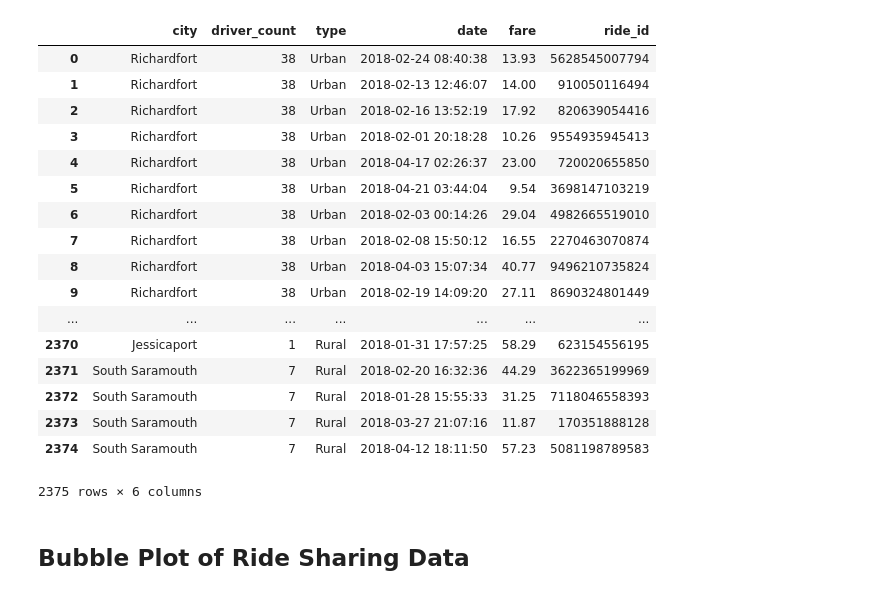
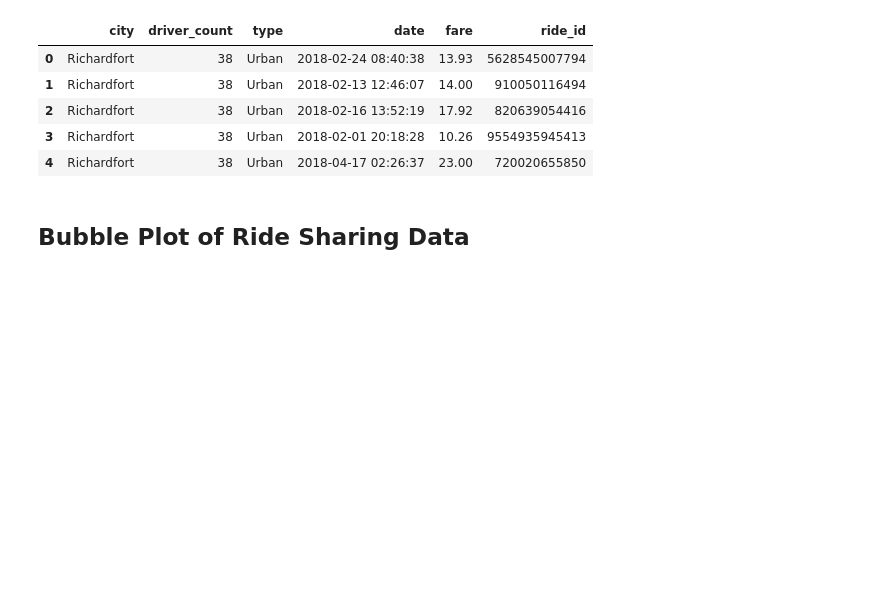
Before and after one commit to CarolineDelva/Matplotlib-Homework, a Jupyter notebook: 05-Matplotlib/Instructions/Pyber/pyber_starter_homework_1.ipynb, the cells around one changed output. Cells and saved outputs as stored; diff of their text form; code cells hidden in the pictures; blank space fills up the shorter version.

```diff
--- a/05-Matplotlib/Instructions/Pyber/pyber_starter_homework_1.ipynb
+++ b/05-Matplotlib/Instructions/Pyber/pyber_starter_homework_1.ipynb
@@ -16,27 +16,15 @@ ride_data_df = pd.read_csv(ride_data_to_load)
 # %%
 # Combine the data into a single dataset
 merge_table = pd.merge(city_data_df, ride_data_df, how ='left', on="city")
 
 # Display the data table for preview
-merge_table
+merge_table.head()
 # %% [output]
 |  | city | driver_count | type | date | fare | ride_id |
 | 0 | Richardfort | 38 | Urban | 2018-02-24 08:40:38 | 13.93 | 5628545007794 |
 | 1 | Richardfort | 38 | Urban | 2018-02-13 12:46:07 | 14.00 | 910050116494 |
 | 2 | Richardfort | 38 | Urban | 2018-02-16 13:52:19 | 17.92 | 820639054416 |
 | 3 | Richardfort | 38 | Urban | 2018-02-01 20:18:28 | 10.26 | 9554935945413 |
 | 4 | Richardfort | 38 | Urban | 2018-04-17 02:26:37 | 23.00 | 720020655850 |
-| 5 | Richardfort | 38 | Urban | 2018-04-21 03:44:04 | 9.54 | 3698147103219 |
-| 6 | Richardfort | 38 | Urban | 2018-02-03 00:14:26 | 29.04 | 4982665519010 |
-| 7 | Richardfort | 38 | Urban | 2018-02-08 15:50:12 | 16.55 | 2270463070874 |
-| 8 | Richardfort | 38 | Urban | 2018-04-03 15:07:34 | 40.77 | 9496210735824 |
-| 9 | Richardfort | 38 | Urban | 2018-02-19 14:09:20 | 27.11 | 8690324801449 |
-| ... | ... | ... | ... | ... | ... | ... |
-| 2370 | Jessicaport | 1 | Rural | 2018-01-31 17:57:25 | 58.29 | 623154556195 |
-| 2371 | South Saramouth | 7 | Rural | 2018-02-20 16:32:36 | 44.29 | 3622365199969 |
-| 2372 | South Saramouth | 7 | Rural | 2018-01-28 15:55:33 | 31.25 | 7118046558393 |
-| 2373 | South Saramouth | 7 | Rural | 2018-03-27 21:07:16 | 11.87 | 170351888128 |
-| 2374 | South Saramouth | 7 | Rural | 2018-04-12 18:11:50 | 57.23 | 5081198789583 |
-2375 rows × 6 columns
 # %% [markdown]
 ## Bubble Plot of Ride Sharing Data
```
Also changed, not shown: parts of 13 cells of this notebook.
